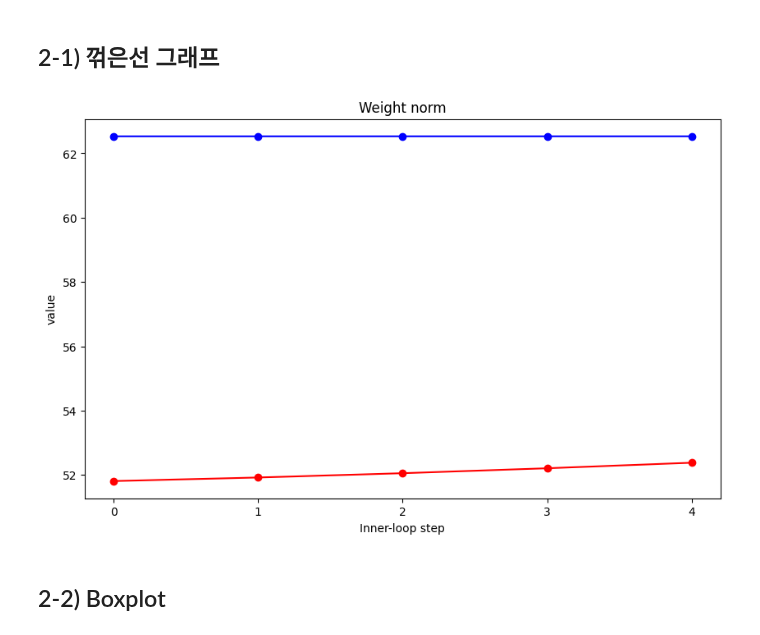
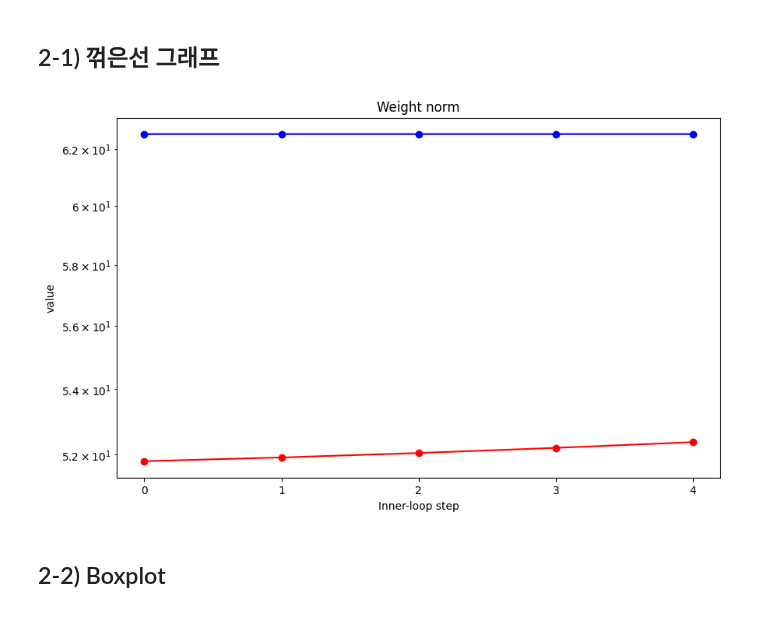
Before and after one commit to SKKUJMLim/MAML, a Jupyter notebook: Test_jupyternotebook/Analytics_integration_Step.ipynb, the cells around one changed output. Saved outputs shown, nothing was run; the diff lists cells and outputs as text; code cells hidden in the pictures.

```diff
--- a/Test_jupyternotebook/Analytics_integration_Step.ipynb
+++ b/Test_jupyternotebook/Analytics_integration_Step.ipynb
@@ -141,34 +141,37 @@ maml_std_devs = maml_std_dev_df.values
 arbiter_mean_df = arbiter_per_inner_loop_step['all_weights_norm'].mean()
 arbiter_variance_df = arbiter_per_inner_loop_step['all_weights_norm'].var()
 arbiter_std_dev_df = arbiter_variance_df**0.5
 
 # 그룹 이름과 평균 및 표준 편차를 리스트로 추출합니다
 arbiter_group_names = arbiter_mean_df.index.tolist()
 arbiter_means = arbiter_mean_df.values
 arbiter_std_devs = arbiter_std_dev_df.values
 
 
 # x축 값을 생성합니다
 x = range(len(maml_group_names))
 
 # 꺾은선 그래프를 그립니다
 plt.figure(figsize=(10, 6))
 plt.plot(x, maml_means, '-o', color='b', label='MAML')
 plt.plot(x, arbiter_means, '-o', color='r', label='Arbiter')
 
 # 표준 편차 범위를 그림자로 표시합니다
 #plt.fill_between(x, maml_means - maml_std_devs, maml_means + maml_std_devs, color='b', alpha=0.2, label='Standard Deviation')
 #plt.fill_between(x, arbiter_means - arbiter_std_devs, arbiter_means + arbiter_std_devs, color='r', alpha=0.2, label='Standard Deviation')
 
 plt.xticks(x, group_names)
 plt.xlabel('Inner-loop step')
 plt.ylabel('value')
 plt.title('Weight norm')
 
+# y축을 로그 스케일로 설정
+plt.yscale('log')
+
 # 그래프를 표시합니다
 plt.show()
 # %% [output]
-[figure, old version]
+[figure, new version]
 # %% [markdown]
 ## 2-2) Boxplot
 # %%
```
Also changed, not shown: 1 other file.
